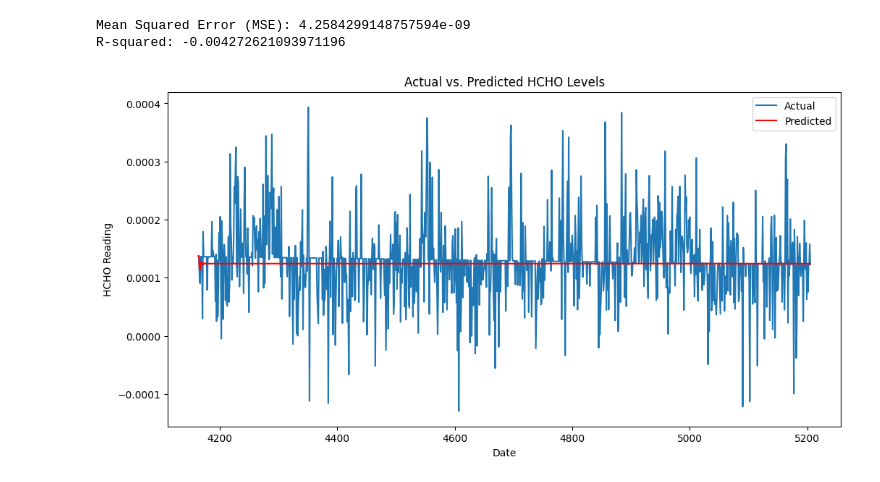
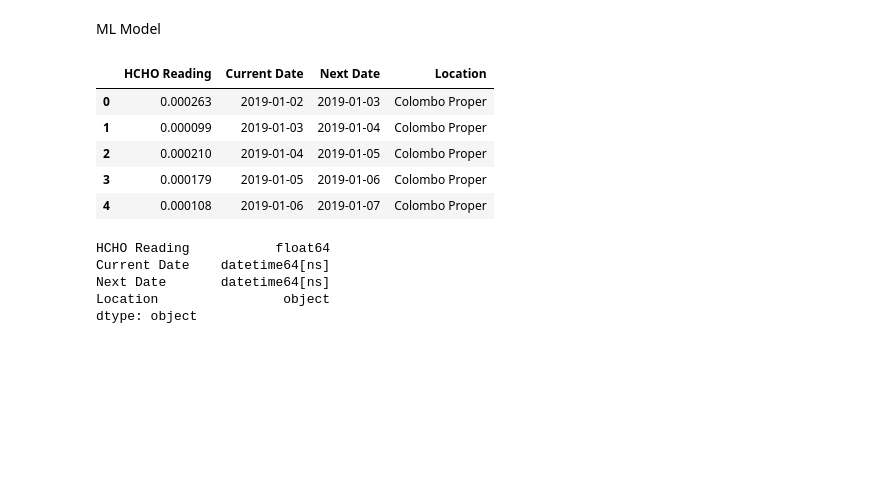
Before and after one commit to DeminiRajakaruna/HCHO-Measurements, a Jupyter notebook: DE CW/ML_Part.ipynb, the cells around one changed output. Saved outputs shown, nothing was run; the diff lists cells and outputs as text; code cells hidden in the pictures; blank space fills up the shorter version.

```diff
--- a/DE CW/ML_Part.ipynb
+++ b/DE CW/ML_Part.ipynb
@@ -1,45 +1,2 @@
-# %%
-import pandas as pd
-from statsmodels.tsa.arima.model import ARIMA
-from sklearn.metrics import mean_squared_error, r2_score
-import matplotlib.pyplot as plt
-
-# Load the dataset
-data = pd.read_csv("D:\DESKTOP\DE CW\____Filtered_Data.csv")
-
-# Preprocess the data if needed (handle missing values, encode categorical variables, etc.)
-# For time series data, ensure that the 'Date' column is in datetime format and set it as index
-
-# Split the data into training and testing sets
-train_size = int(len(data) * 0.8)  # 80% train, 20% test
-train_data, test_data = data[:train_size], data[train_size:]
-
-# Define the ARIMA model
-model = ARIMA(train_data['HCHO Reading'], order=(5,1,0))  # Example ARIMA parameters, adjust as needed
-
-# Fit the model to the training data
-model_fit = model.fit()
-
-# Make predictions on the test data
-predictions = model_fit.forecast(steps=len(test_data))
-
-# Evaluate the model's performance
-mse = mean_squared_error(test_data['HCHO Reading'], predictions)
-r_squared = r2_score(test_data['HCHO Reading'], predictions)
-
-print("Mean Squared Error (MSE):", mse)
-print("R-squared:", r_squared)
-
-# Plot actual vs. predicted values
-plt.figure(figsize=(12, 6))
-plt.plot(test_data.index, test_data['HCHO Reading'], label='Actual')
-plt.plot(test_data.index, predictions, color='red', label='Predicted')
-plt.title('Actual vs. Predicted HCHO Levels')
-plt.xlabel('Date')
-plt.ylabel('HCHO Reading')
-plt.legend()
-plt.show()
-# %% [output]
-Mean Squared Error (MSE): 4.2584299148757594e-09
-R-squared: -0.004272621093971196
-[figure, removed]
+# %% [markdown]
+ML Model
@@ -45,0 +25,28 @@ R-squared: -0.004272621093971196
+# %%
+df = pd.read_csv("D:\DESKTOP\DE_CW_DEMINI\HCHO-Measurements\DE CW\____Filtered_Data_ALL_Loacation.csv")
+df.head()
+# %% [output]
+|  | HCHO Reading | Current Date | Next Date | Location |
+| 0 | 0.000263 | 2019-01-02 | 2019-01-03 | Colombo Proper |
+| 1 | 0.000099 | 2019-01-03 | 2019-01-04 | Colombo Proper |
+| 2 | 0.000210 | 2019-01-04 | 2019-01-05 | Colombo Proper |
+| 3 | 0.000179 | 2019-01-05 | 2019-01-06 | Colombo Proper |
+| 4 | 0.000108 | 2019-01-06 | 2019-01-07 | Colombo Proper |
+# %%
+import pandas as pd
+
+# Load your dataset into DataFrame 'data'
+data = pd.read_csv("D:\DESKTOP\DE_CW_DEMINI\HCHO-Measurements\DE CW\____Filtered_Data_ALL_Loacation.csv")
+
+# Convert the 'ending date' and 'current date' columns to datetime data type
+data['Next Date'] = pd.to_datetime(data['Next Date'])
+data['Current Date'] = pd.to_datetime(data['Current Date'])
+
+# Display the updated data types of columns
+print(data.dtypes)
+# %% [output]
+HCHO Reading           float64
+Current Date    datetime64[ns]
+Next Date       datetime64[ns]
+Location                object
+dtype: object
```
Also changed, not shown: parts of 8 cells of this notebook, 5 other files.
